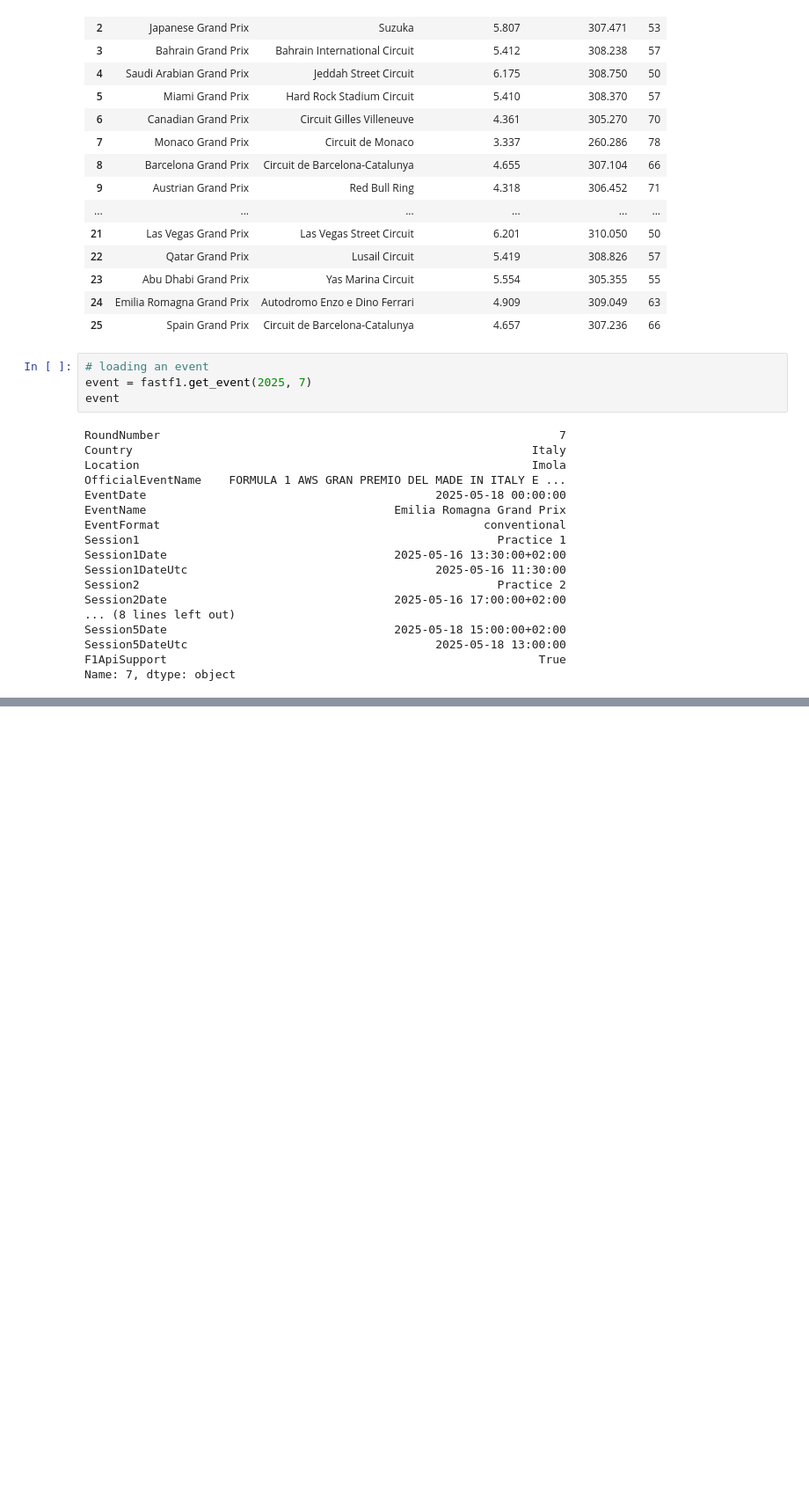
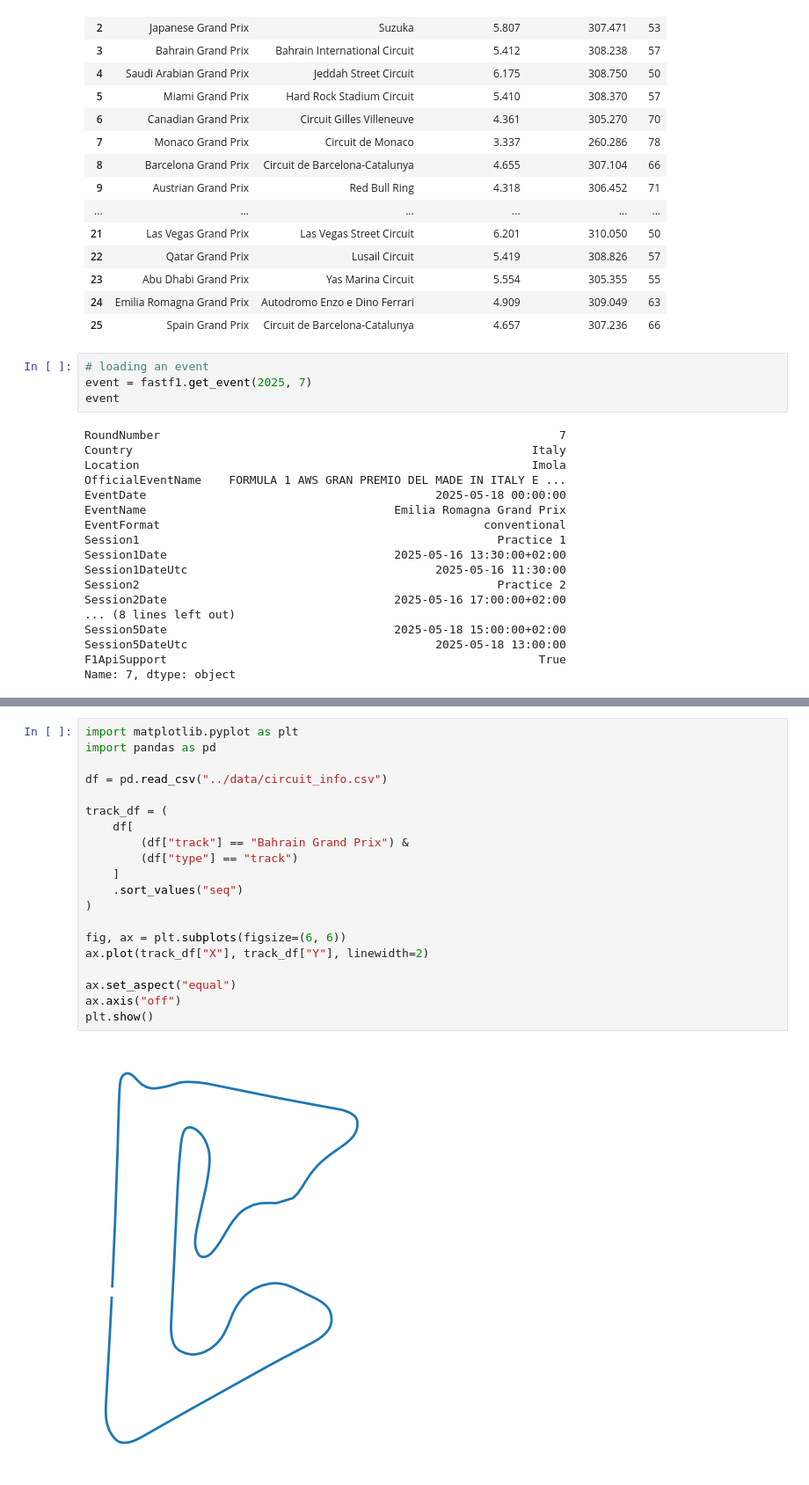
Before and after one commit to briannaghinds/racr, a Jupyter notebook: EDA/basics.ipynb, the cells around one changed output, grey strips where cells are left out. Shown at 88% size. Cells and saved outputs as stored; diff of their text form; blank space fills up the shorter version.

```diff
--- a/EDA/basics.ipynb
+++ b/EDA/basics.ipynb
@@ -225,3 +225,25 @@ plt.axis('equal')
 plt.show()
 # %% [output]
 [figure]
+# %%
+import matplotlib.pyplot as plt
+import pandas as pd
+
+df = pd.read_csv("../data/circuit_info.csv")
+
+track_df = (
+    df[
+        (df["track"] == "Bahrain Grand Prix") &
+        (df["type"] == "track")
+    ]
+    .sort_values("seq")
+)
+
+fig, ax = plt.subplots(figsize=(6, 6))
+ax.plot(track_df["X"], track_df["Y"], linewidth=2)
+
+ax.set_aspect("equal")
+ax.axis("off")
+plt.show()
+# %% [output]
+[figure, added]
```
Also changed, not shown: parts of 2 cells of this notebook, 8 other files.
